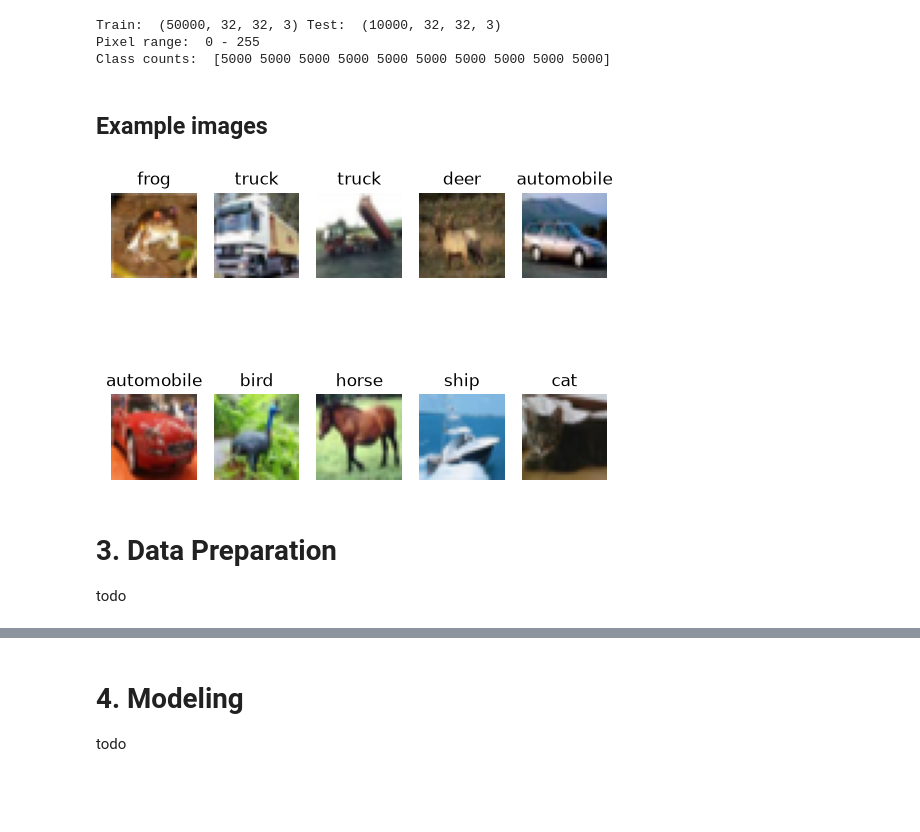
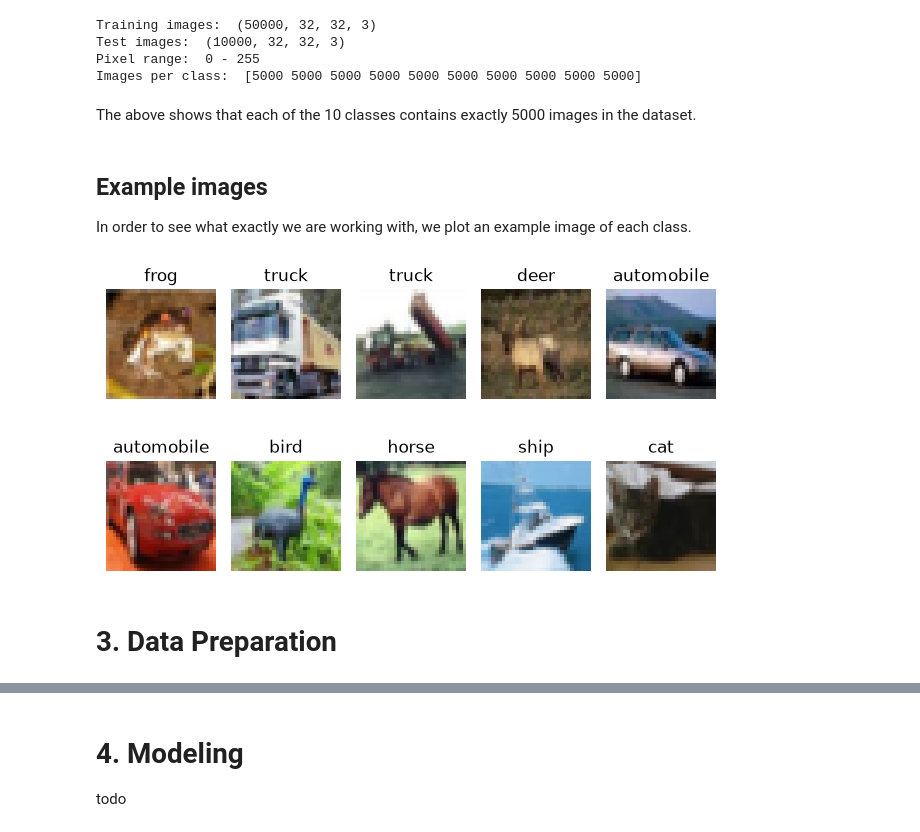
Before and after one commit to alekkiq/neural-networks-g5, a Jupyter notebook: mini-projects/cifar-10/fcn.ipynb, the cells around one changed output, grey strips where cells are left out. Cells and saved outputs as stored; diff of their text form; code cells hidden in the pictures; blank space fills up the shorter version.

```diff
--- a/mini-projects/cifar-10/fcn.ipynb
+++ b/mini-projects/cifar-10/fcn.ipynb
@@ -26,28 +63,32 @@ Todo
 # %%
-(x_train, y_train), (x_test, y_test) = keras.datasets.cifar10.load_data()
+(x_train_raw, y_train), (x_test_raw, y_test) = keras.datasets.cifar10.load_data()
 y_train, y_test = y_train.flatten(), y_test.flatten()
 
 class_names = ["airplane", "automobile", "bird", "cat", "deer", "dog", "frog", "horse", "ship", "truck"]
 
-print("Train: ", x_train.shape, "Test: ", x_test.shape)
-print("Pixel range: ", x_train.min(), "-", x_train.max())
-print("Class counts: ", np.bincount(y_train))
+print("Training images: ", x_train_raw.shape, "\nTest images: ", x_test_raw.shape)
+print("Pixel range: ", x_train_raw.min(), "-", x_train_raw.max())
+print("Images per class: ", np.bincount(y_train))
 # %% [output]
-Train:  (50000, 32, 32, 3) Test:  (10000, 32, 32, 3)
+Training images:  (50000, 32, 32, 3)
+Test images:  (10000, 32, 32, 3)
 Pixel range:  0 - 255
-Class counts:  [5000 5000 5000 5000 5000 5000 5000 5000 5000 5000]
+Images per class:  [5000 5000 5000 5000 5000 5000 5000 5000 5000 5000]
+# %% [markdown]
+The above shows that each of the 10 classes contains exactly 5000 images in the dataset.
 # %% [markdown]
 ## Example images
+
+In order to see what exactly we are working with, we plot an example image of each class.
 # %%
 for i in range(10):
     plt.subplot(2, 5, i + 1)
-    plt.imshow(x_train[i].reshape(32, 32, 3))
+    plt.imshow(x_train_raw[i])
     plt.title(class_names[y_train[i]])
     plt.axis("off")
+    plt.tight_layout()
 plt.show()
 # %% [output]
-[figure, old version]
+[figure, new version]
 # %% [markdown]
 # 3. Data Preparation
-
-todo
```
Also changed, not shown: parts of 6 cells of this notebook.
